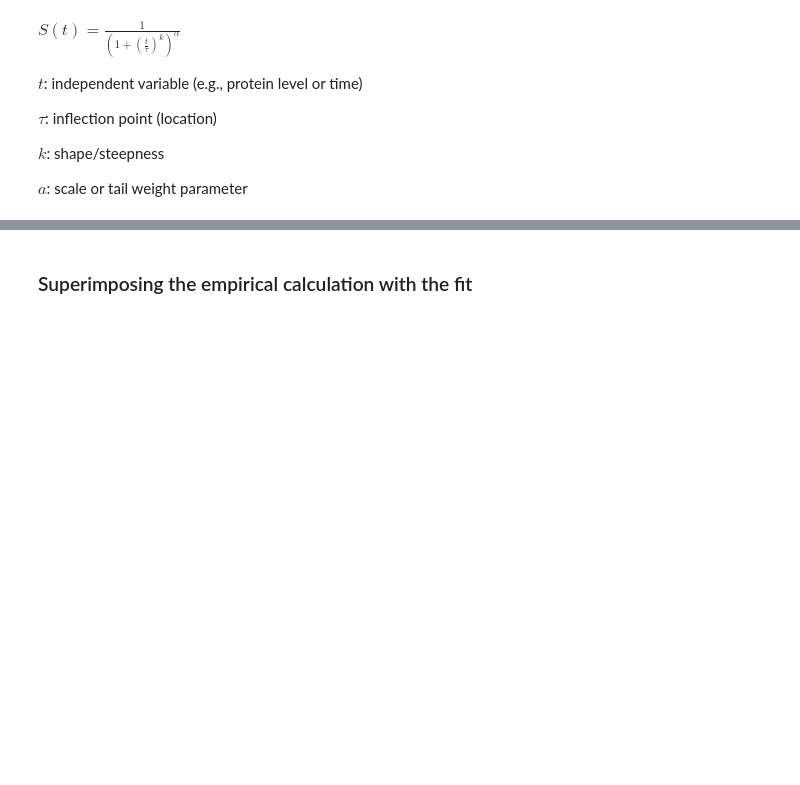
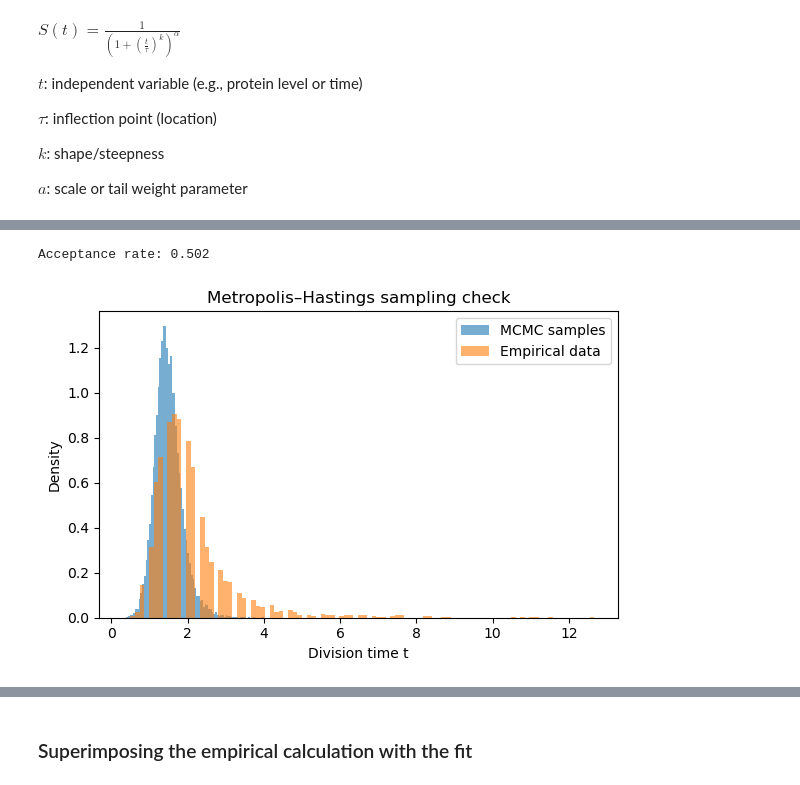
Before and after one commit to Vladi700/PoD_microbial_growth, a Jupyter notebook: empirical_hazard.ipynb, the cells around one changed output, grey strips where cells are left out. Drawn from its saved outputs; the diff is of its cells as text; code cells hidden in the pictures; blank space fills up the shorter version.

Commit message:
MCMC

```diff
--- a/empirical_hazard.ipynb
+++ b/empirical_hazard.ipynb
@@ -248,0 +250,53 @@ Text(0.5, 1.0, 'hazard from survival fit (DMa)')
+# %%
+def division_time_pdf(t, alpha, k, tau):
+    # Compute the probability density function (PDF) of the division time
+    return (alpha * k/tau) * (t/tau)**(k-1) * (1+ (t/tau)**k)**(-1-alpha)
+# %%
+# --- Parameters that we got from the fit ------------------------------------
+alpha = fittingParams['a'][8]   # shape/“heaviness” of the tail
+k     = fittingParams['k'][8]   # shape/“peakedness”
+tau   = fittingParams['T'][8]   # scale (same units as t)
+
+# --- Metropolis–Hastings sampler -----------------------------------
+n_samples = 50_000
+burn_in   = 5_000        # discarded warm‑up iterations
+step_size = 0.45         # std‑dev of the proposal on log‑scale
+
+samples   = np.zeros(n_samples, dtype=float)
+log_t_cur = np.log(tau)  # sensible starting guess
+
+rng = np.random.default_rng()
+
+accept_cnt = 0
+for i in range(n_samples):
+    # propose on log‑scale so t > 0 automatically
+    log_t_prop = log_t_cur + rng.normal(0.0, step_size)
+    t_cur, t_prop = np.exp(log_t_cur), np.exp(log_t_prop)
+
+    # Metropolis acceptance ratio (proposal symmetric in log‑space)
+    log_acc_ratio = np.log(division_time_pdf(t_prop, alpha, k, tau)) - \
+                    np.log(division_time_pdf(t_cur,  alpha, k, tau))
+    if np.log(rng.random()) < log_acc_ratio:
+        log_t_cur = log_t_prop   # accept
+        accept_cnt += 1
+
+    samples[i] = np.exp(log_t_cur)
+
+accept_rate = accept_cnt / n_samples
+print(f"Acceptance rate: {accept_rate:.3f}")
+
+# --- Diagnostics & visual check ------------------------------------
+posterior_samples = samples[burn_in:]
+empirical_time = dfs["UMIK_DMa"]["generationtime"]
+plt.figure(figsize=(6, 4))
+plt.hist(posterior_samples, bins=100, density=True, alpha=0.6, label="MCMC samples", color='C0')
+plt.hist(empirical_time, bins=100, density=True, alpha=0.6, label="Empirical data", color='C1')
+
+plt.xlabel("Division time t")
+plt.ylabel("Density")
+plt.title("Metropolis–Hastings sampling check")
+plt.legend()
+plt.tight_layout()
+# %% [output]
+Acceptance rate: 0.502
+[figure, added]
```
Also changed, not shown: parts of 12 cells of this notebook.
